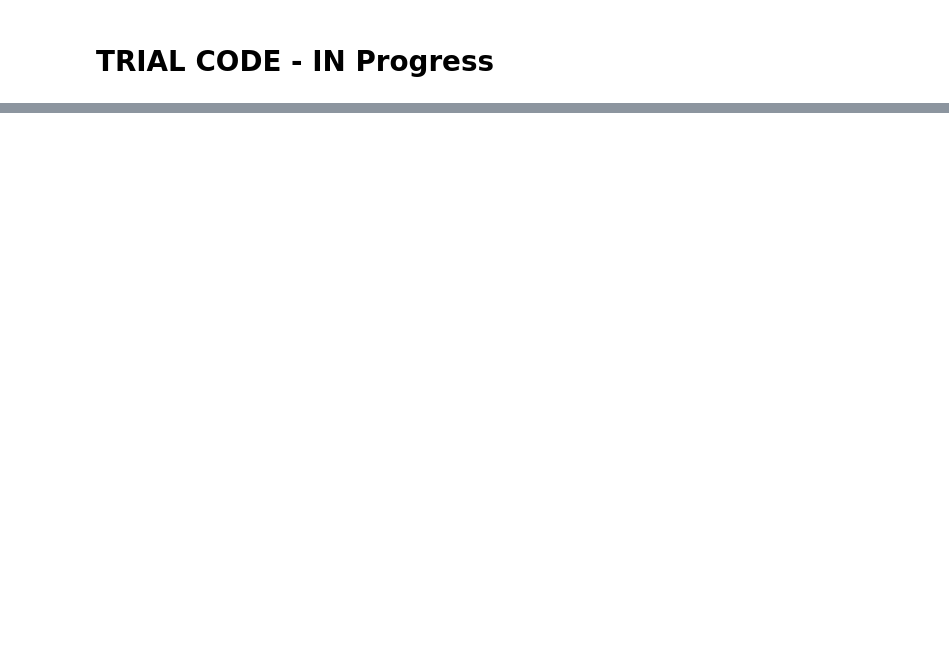
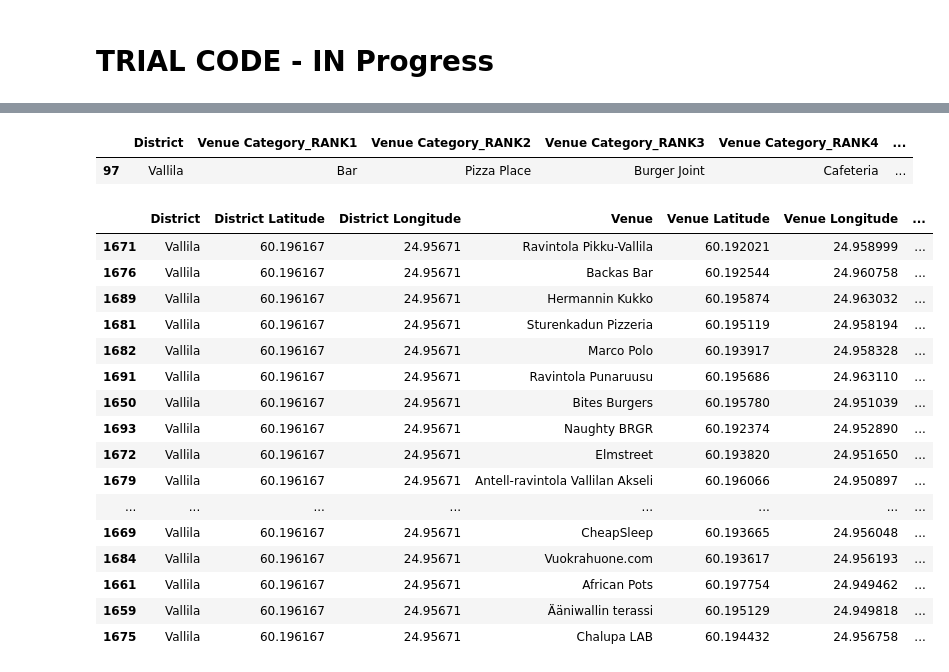
Before and after one commit to prak112/Coursera-IBM_Capstone, a Jupyter notebook: Week5_CompatibleDistricts_Helsinki.ipynb, the cells around one changed output, grey strips where cells are left out. Cells and saved outputs as stored; diff of their text form; code cells hidden in the pictures; blank space fills up the shorter version.

```diff
--- a/Week5_CompatibleDistricts_Helsinki.ipynb
+++ b/Week5_CompatibleDistricts_Helsinki.ipynb
@@ -565,2 +575,6 @@ top10_venues
 # %% [markdown]
 # TRIAL CODE - IN Progress
+# %%
+trial_pop = top10_venues.copy()
+#trial_pop.set_index('District', inplace=True)
+trial_pop
@@ -566,0 +604,13 @@ top10_venues
+# %%
+#Extracting Venues & their respective coordinates (helsinki_venues) using transposed-ranked venues array (rl_t) for each District into single Dataframe
+
+ranked_venues_list = []
+for rank in rl_t: #iterating each RANK in the transposed-ranks array
+    for vc, d in zip(rank, trial_pop.District): # Ranked Categories w.r.t the Districts in top10_venues
+        if not (helsinki_venues.loc[(helsinki_venues['District'] == d) & (helsinki_venues['Venue Category'] == vc)]).empty: #filtering empty dataframes
+            ranked_venues_list.append(helsinki_venues.loc[(helsinki_venues['District'] == d) & (helsinki_venues['Venue Category'] == vc)]) #filtering Venues w.r.t District & Category
+        else:
+            pass
+
+all_ranks_df = pd.concat(ranked_venues_list) #merging (by concatenation) all Dataframes extracted into a single Dataframe
+all_ranks_df
@@ -566,0 +631,27 @@ top10_venues
+# %%
+#original data
+trial_pop[trial_pop.District == 'Vallila']
+# %% [output]
+|  | District | Venue Category_RANK1 | Venue Category_RANK2 | Venue Category_RANK3 | Venue Category_RANK4 | ... |
+| 97 | Vallila | Bar | Pizza Place | Burger Joint | Cafeteria | ... |
+# %%
+#extracted data
+all_ranks_df[all_ranks_df.District == 'Vallila']
+# %% [output]
+|  | District | District Latitude | District Longitude | Venue | Venue Latitude | Venue Longitude | ... |
+| 1671 | Vallila | 60.196167 | 24.95671 | Ravintola Pikku-Vallila | 60.192021 | 24.958999 | ... |
+| 1676 | Vallila | 60.196167 | 24.95671 | Backas Bar | 60.192544 | 24.960758 | ... |
+| 1689 | Vallila | 60.196167 | 24.95671 | Hermannin Kukko | 60.195874 | 24.963032 | ... |
+| 1681 | Vallila | 60.196167 | 24.95671 | Sturenkadun Pizzeria | 60.195119 | 24.958194 | ... |
+| 1682 | Vallila | 60.196167 | 24.95671 | Marco Polo | 60.193917 | 24.958328 | ... |
+| 1691 | Vallila | 60.196167 | 24.95671 | Ravintola Punaruusu | 60.195686 | 24.963110 | ... |
+| 1650 | Vallila | 60.196167 | 24.95671 | Bites Burgers | 60.195780 | 24.951039 | ... |
+| 1693 | Vallila | 60.196167 | 24.95671 | Naughty BRGR | 60.192374 | 24.952890 | ... |
+| 1672 | Vallila | 60.196167 | 24.95671 | Elmstreet | 60.193820 | 24.951650 | ... |
+| 1679 | Vallila | 60.196167 | 24.95671 | Antell-ravintola Vallilan Akseli | 60.196066 | 24.950897 | ... |
+| ... | ... | ... | ... | ... | ... | ... | ... |
+| 1669 | Vallila | 60.196167 | 24.95671 | CheapSleep | 60.193665 | 24.956048 | ... |
+| 1684 | Vallila | 60.196167 | 24.95671 | Vuokrahuone.com | 60.193617 | 24.956193 | ... |
+| 1661 | Vallila | 60.196167 | 24.95671 | African Pots | 60.197754 | 24.949462 | ... |
+| 1659 | Vallila | 60.196167 | 24.95671 | Ääniwallin terassi | 60.195129 | 24.949818 | ... |
+| 1675 | Vallila | 60.196167 | 24.95671 | Chalupa LAB | 60.194432 | 24.956758 | ... |
```
Also changed, not shown: parts of 25 cells of this notebook.
